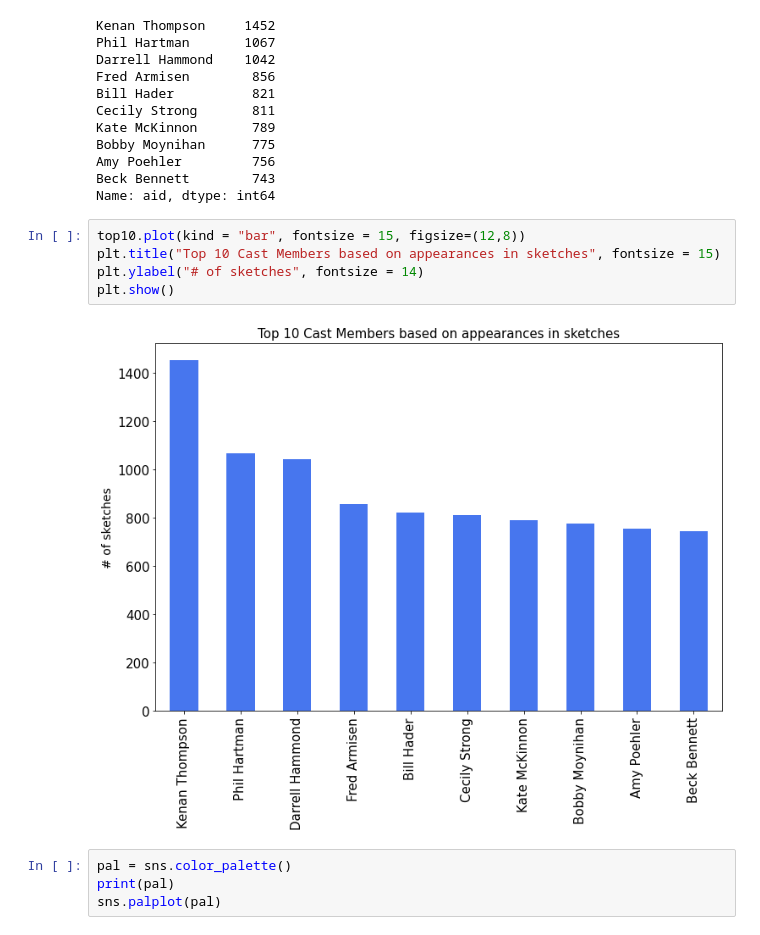
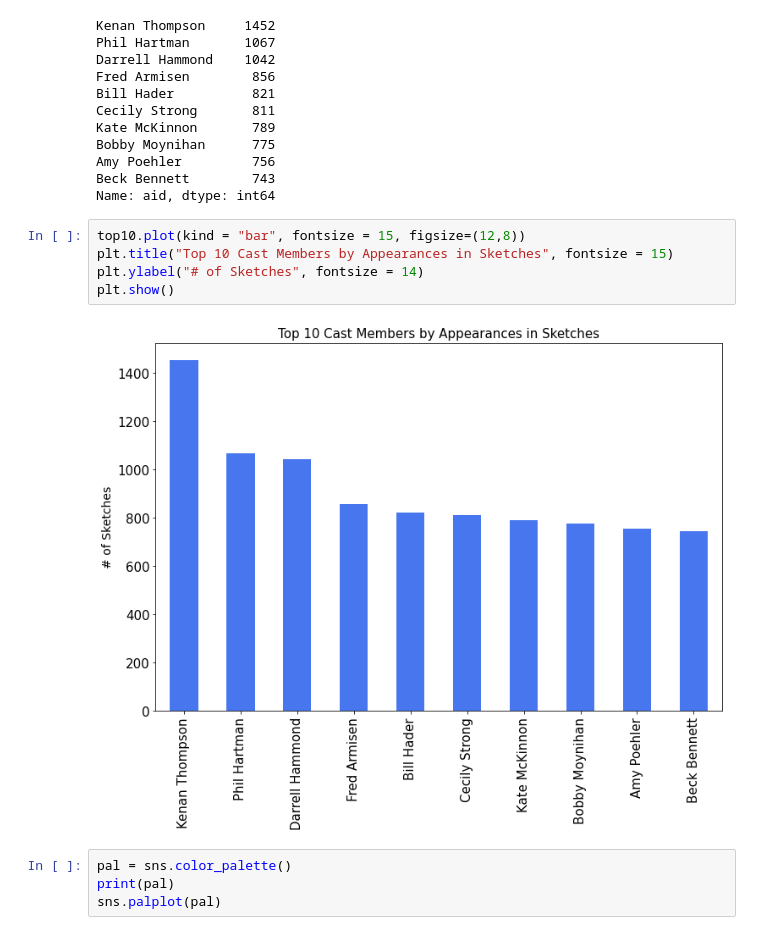
Before and after one commit to sangeetajay/Springboard, a Jupyter notebook: Storytelling_SNL.ipynb, the cells around one changed output. Drawn from its saved outputs; the diff is of its cells as text.

```diff
--- a/Storytelling_SNL.ipynb
+++ b/Storytelling_SNL.ipynb
@@ -806,11 +805,11 @@ Beck Bennett        743
 Name: aid, dtype: int64
 # %%
 top10.plot(kind = "bar", fontsize = 15, figsize=(12,8))
-plt.title("Top 10 Cast Members based on appearances in sketches", fontsize = 15)
-plt.ylabel("# of sketches", fontsize = 14)
+plt.title("Top 10 Cast Members by Appearances in Sketches", fontsize = 15)
+plt.ylabel("# of Sketches", fontsize = 14)
 plt.show()
 # %% [output]
-[figure, old version]
+[figure, new version]
 # %%
 pal = sns.color_palette()
 print(pal)
```
Also changed, not shown: parts of 33 cells of this notebook.
